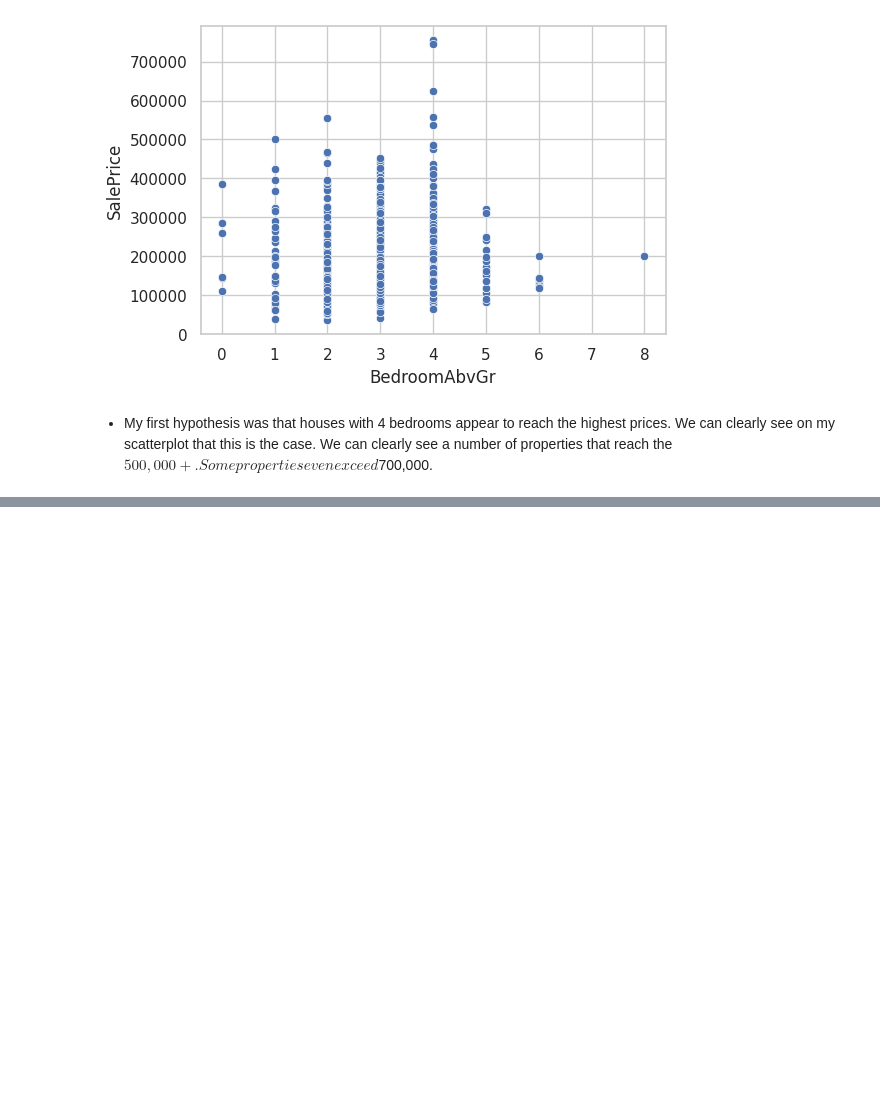
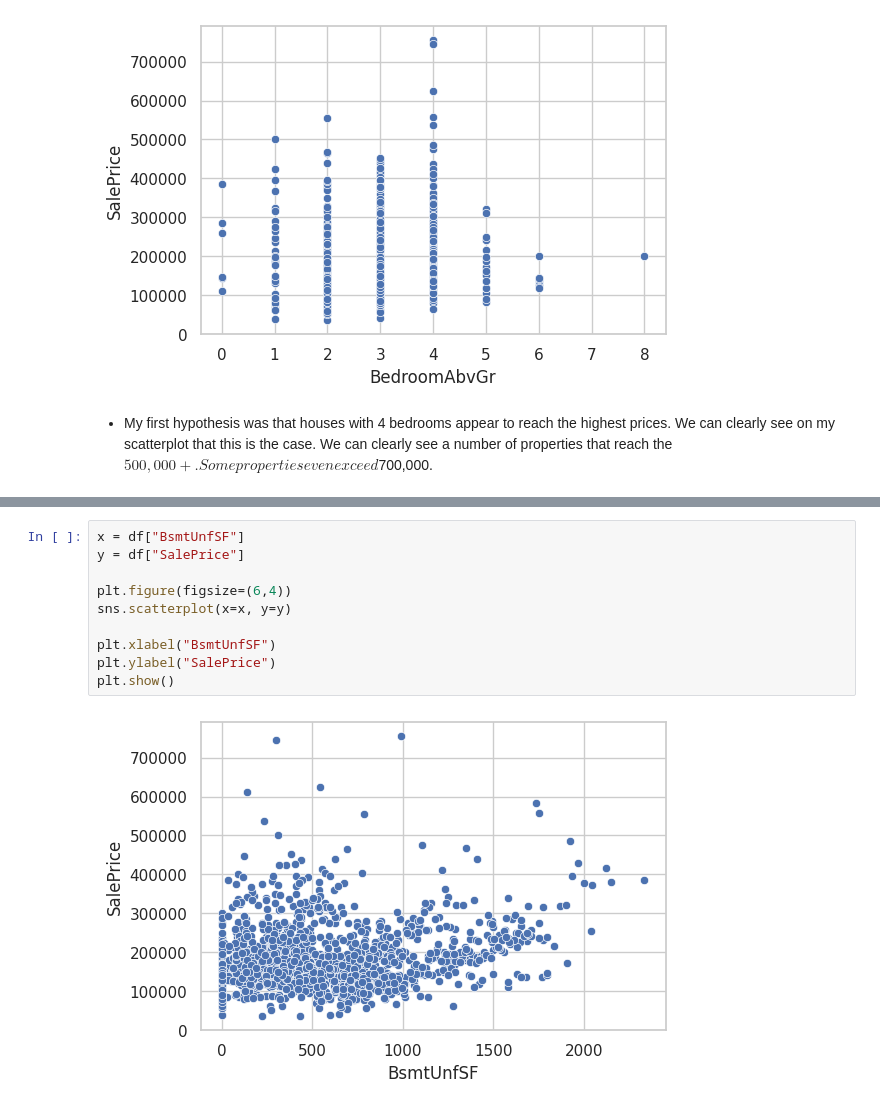
Before and after one commit to Drennan98/Heritage-Housing-Issues, a Jupyter notebook: jupyter_notebooks/2 - Sale Price Study.ipynb, the cells around one changed output, grey strips where cells are left out. Cells and saved outputs as stored; diff of their text form; blank space fills up the shorter version.

```diff
--- a/jupyter_notebooks/2 - Sale Price Study.ipynb
+++ b/jupyter_notebooks/2 - Sale Price Study.ipynb
@@ -318,0 +332,12 @@ plt.show()
+# %%
+x = df["BsmtUnfSF"]
+y = df["SalePrice"]
+
+plt.figure(figsize=(6,4))
+sns.scatterplot(x=x, y=y)
+
+plt.xlabel("BsmtUnfSF")
+plt.ylabel("SalePrice")
+plt.show()
+# %% [output]
+[figure, added]
```
Also changed, not shown: parts of 4 cells of this notebook, 1 other file.
